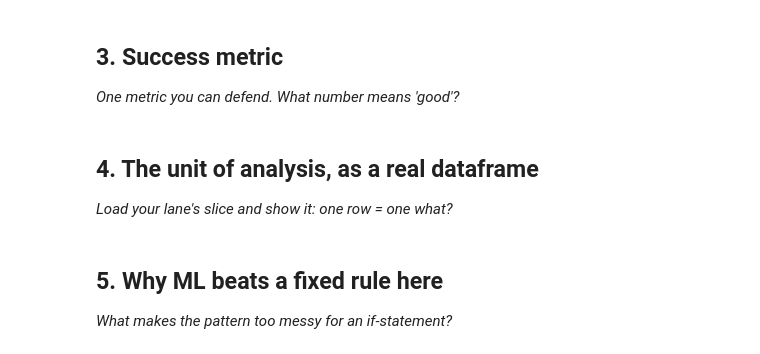
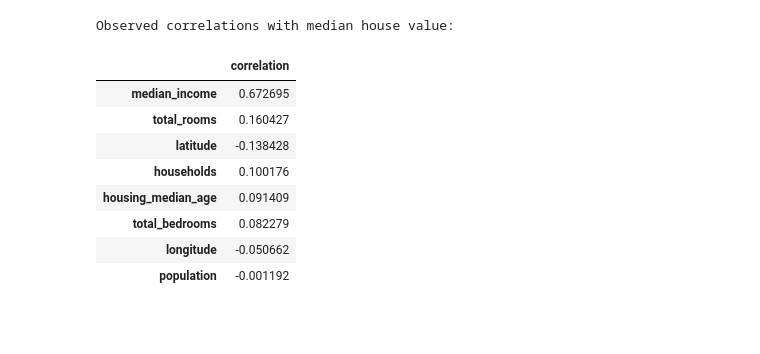
Before and after one commit to KhanhGiauTen/flyrankAI, a Jupyter notebook: work/notebooks/w02_ml_task_framing.ipynb, the cells around one changed output. Saved outputs shown, nothing was run; the diff lists cells and outputs as text; code cells hidden in the pictures; blank space fills up the shorter version.

```diff
--- a/work/notebooks/w02_ml_task_framing.ipynb
+++ b/work/notebooks/w02_ml_task_framing.ipynb
@@ -19,0 +103,25 @@ This skeleton is yours to fill. Work the sections **in order** — each one has
+# %%
+# This cell is for CODE (numbers, a query, a check).
+# Write your text answer in the cell ABOVE this one — typing sentences here breaks Run All.
+lane_columns = [
+    "longitude",
+    "latitude",
+    "housing_median_age",
+    "total_rooms",
+    "total_bedrooms",
+    "population",
+    "households",
+    "median_income",
+    "median_house_value"
+]
+
+lane_df = df[lane_columns].copy()
+
+print(f"Unit of analysis: one aggregated geographic observation per row")
+print(f"Number of rows: {len(lane_df):,}")
+print(f"Number of columns: {lane_df.shape[1]}")
+print(f"Duplicate rows: {lane_df.duplicated().sum()}")
+print(f"Missing values: {lane_df.isna().sum().sum()}")
+
+display(lane_df.head())
+display(lane_df.iloc[[0]].T.rename(columns={0: "First observation"}))
@@ -20,7 +155,22 @@ This skeleton is yours to fill. Work the sections **in order** — each one has
 # %%
 # This cell is for CODE (numbers, a query, a check).
 # Write your text answer in the cell ABOVE this one — typing sentences here breaks Run All.
+numeric_correlations = (
+    lane_df.corr(numeric_only=True)["median_house_value"]
+    .drop("median_house_value")
+    .sort_values(key=abs, ascending=False)
+)
+
+print("Observed correlations with median house value:")
+display(numeric_correlations.to_frame("correlation"))
+# %% [output]
+Observed correlations with median house value:
+|  | correlation |
+| median_income | 0.672695 |
+| total_rooms | 0.160427 |
+| latitude | -0.138428 |
+| households | 0.100176 |
+| housing_median_age | 0.091409 |
+| total_bedrooms | 0.082279 |
+| longitude | -0.050662 |
+| population | -0.001192 |
-# %% [markdown]
-## 3. Success metric
-
-*One metric you can defend. What number means 'good'?*
@@ -30,4 +176,0 @@ This skeleton is yours to fill. Work the sections **in order** — each one has
-# %% [markdown]
-## 4. The unit of analysis, as a real dataframe
-
-*Load your lane's slice and show it: one row = one what?*
@@ -37,4 +176,0 @@ This skeleton is yours to fill. Work the sections **in order** — each one has
-# %% [markdown]
-## 5. Why ML beats a fixed rule here
-
-*What makes the pattern too messy for an if-statement?*
```
Also changed, not shown: parts of 16 cells of this notebook.
